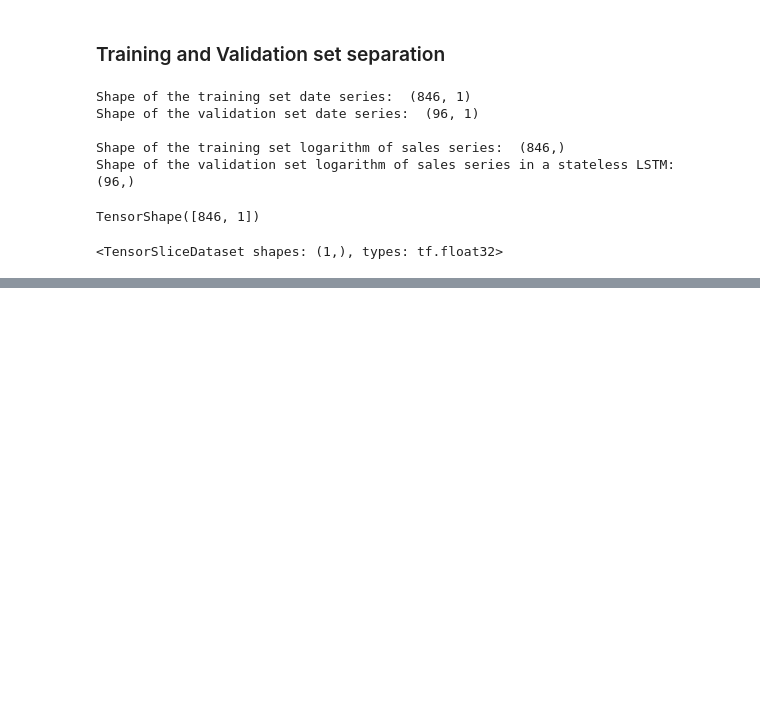
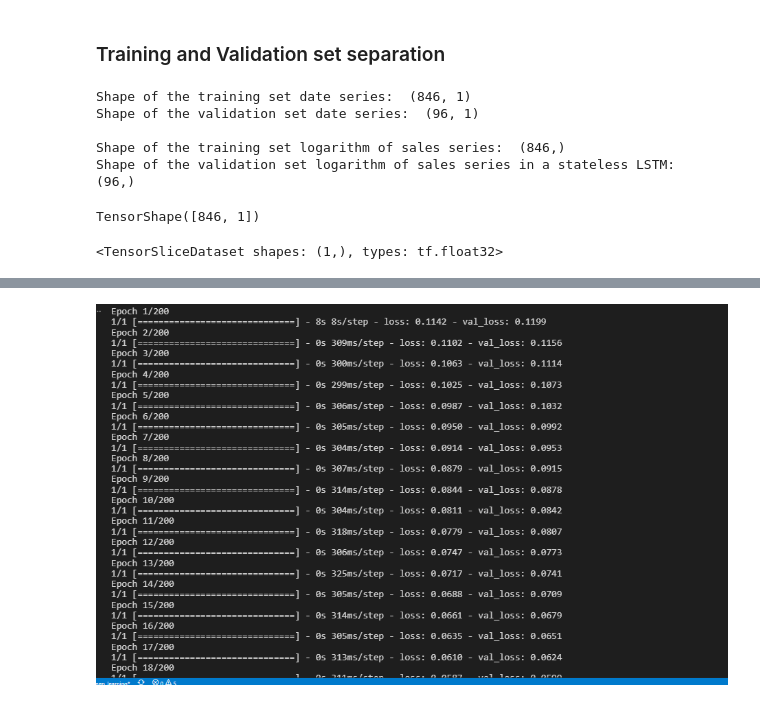
Before and after one commit to Micky373/Sales_forcasting, a Jupyter notebook: notebooks/deep_learning_modeling.ipynb, the cells around one changed output, grey strips where cells are left out. Saved outputs shown, nothing was run; the diff lists cells and outputs as text; code cells hidden in the pictures; blank space fills up the shorter version.

Commit message:
Finish creating the model and displaying the accuracy

```diff
--- a/notebooks/deep_learning_modeling.ipynb
+++ b/notebooks/deep_learning_modeling.ipynb
@@ -304,0 +296,8 @@ Epoch 200/200
+# %%
+# The snippet of the above cell output
+
+%matplotlib inline
+from IPython.display import Image
+Image('../charts/Capture.PNG')
+# %% [output]
+[figure, added]
```
Also changed, not shown: parts of 9 cells of this notebook, 5 other files.
